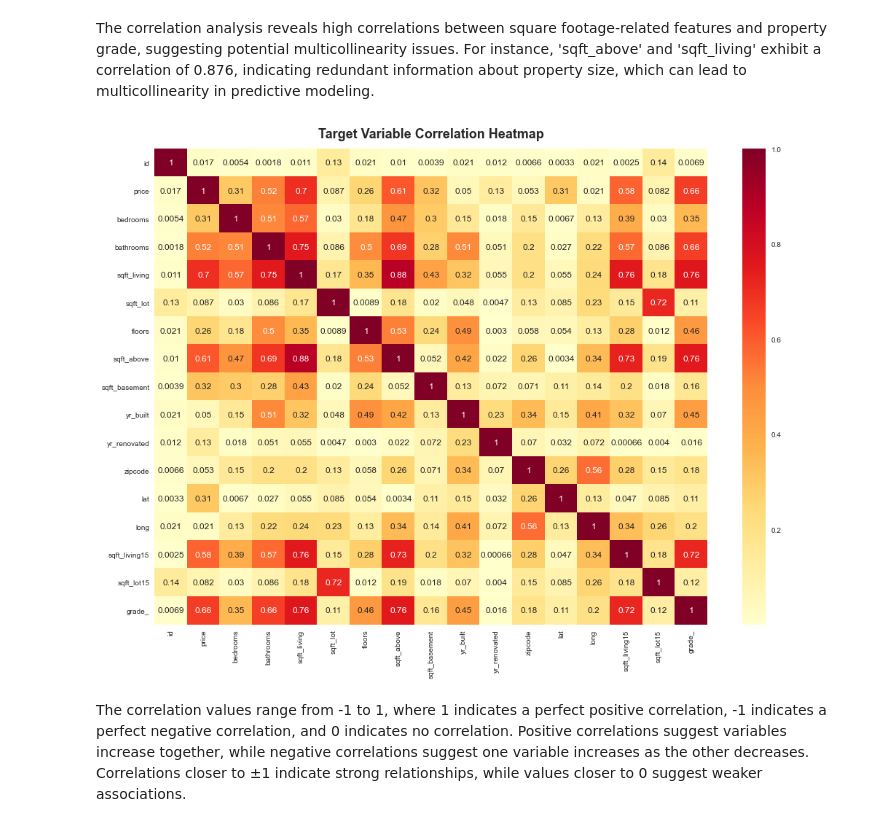
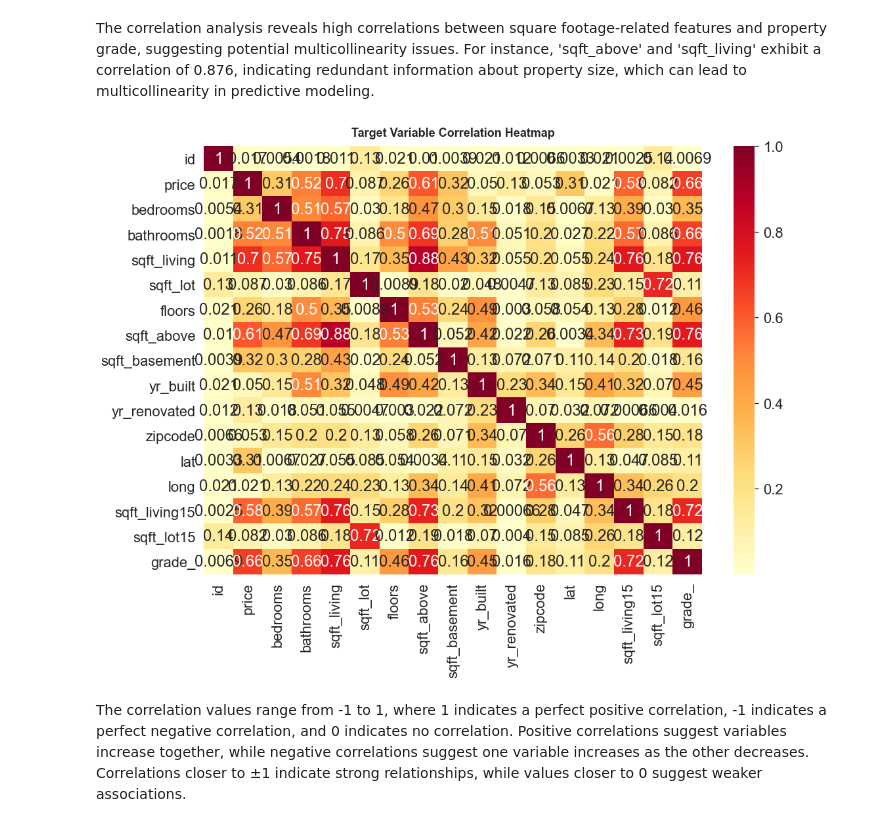
Before and after one commit to Agai-Beryl/Northwestern-County-Real-Estate-Price-Forecast, a Jupyter notebook: student.ipynb, the cells around one changed output. Saved outputs shown, nothing was run; the diff lists cells and outputs as text; code cells hidden in the pictures.

```diff
--- a/student.ipynb
+++ b/student.ipynb
@@ -630,21 +616,22 @@ The correlation analysis reveals high correlations between square footage-relate
 # %%
 #set up heatmap
 fig, ax = plt.subplots(figsize=(17, 12))
 
 # Load data (replace df with your dataframe)
 # df = pd.read_csv('your_data.csv')
 
 # Calculate correlation matrix
 corr = df.corr().abs()
 
 # Plot heatmap
 sns.heatmap(corr, cmap='YlOrRd', annot=True, ax=ax)
+sns.set(font_scale=1.0)
 
 # Add title
 ax.set_title("Target Variable Correlation Heatmap", fontweight="bold", fontsize=18, pad=15)
 plt.show()
 # %% [output]
-[figure, old version]
+[figure, new version]
 # %% [markdown]
 The correlation values range from -1 to 1, where 1 indicates a perfect positive correlation, -1 indicates a perfect negative correlation, and 0 indicates no correlation. Positive correlations suggest variables increase together, while negative correlations suggest one variable increases as the other decreases. Correlations closer to ±1 indicate strong relationships, while values closer to 0 suggest weaker associations.
 # %%
```
Also changed, not shown: parts of 19 cells of this notebook.
